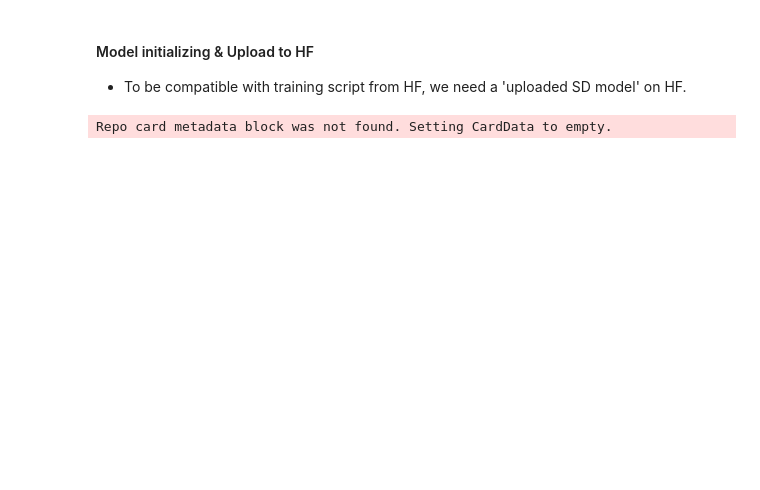
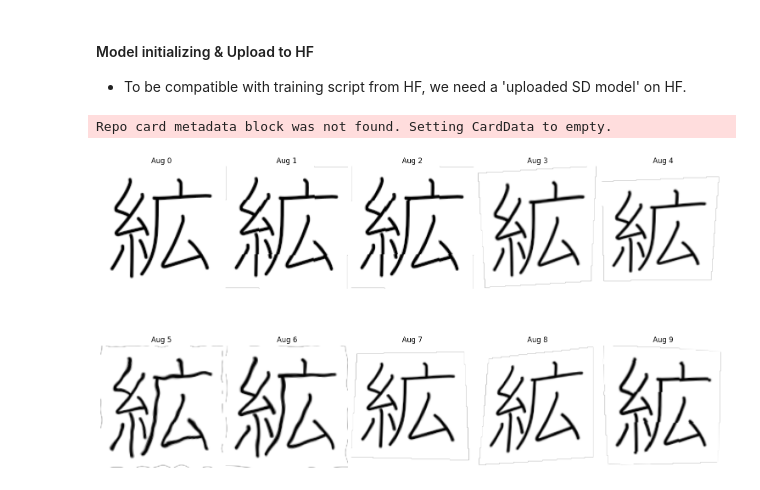
Before and after one commit to fangyuan-ksgk/DiffuseDraw, a Jupyter notebook: test.ipynb, the cells around one changed output. Drawn from its saved outputs; the diff is of its cells as text; code cells hidden in the pictures; blank space fills up the shorter version.

```diff
--- a/test.ipynb
+++ b/test.ipynb
@@ -118,0 +76,8 @@ visualize_tensor(train_dataset[0]['pixel_values'])
+# %%
+dataset_name = "Ksgk-fy/kanji-dataset"
+from datasets import load_dataset
+dataset = load_dataset(dataset_name)
+# %%
+from src.utils import augment_dataset
+examples = dataset['train'][0]
+augmented_examples = augment_dataset(examples)
@@ -119,3 +95,28 @@ visualize_tensor(train_dataset[0]['pixel_values'])
+# %%
+import matplotlib.pyplot as plt
+
+# Create a figure with subplots for each augmented image
+n_images = len(augmented_examples['image'])
+n_cols = 5  # You can adjust this
+n_rows = (n_images + n_cols - 1) // n_cols
+
+fig, axes = plt.subplots(n_rows, n_cols, figsize=(15, 10))
+axes = axes.flatten()
+
+# Plot each augmented image
+for idx, img in enumerate(augmented_examples['image']):
+    axes[idx].imshow(img)
+    axes[idx].axis('off')
+    axes[idx].set_title(f'Aug {idx}')
+
+# Remove empty subplots if any
+for idx in range(n_images, len(axes)):
+    fig.delaxes(axes[idx])
+
+plt.tight_layout(h_pad=0.1, w_pad=0.5)  # Reduce spacing between subplots
+plt.show()
+# %% [output]
+[figure, added]
 # %%
 from diffusers import StableDiffusionPipeline
 
```
Also changed, not shown: parts of 2 cells of this notebook, 4 other files.
